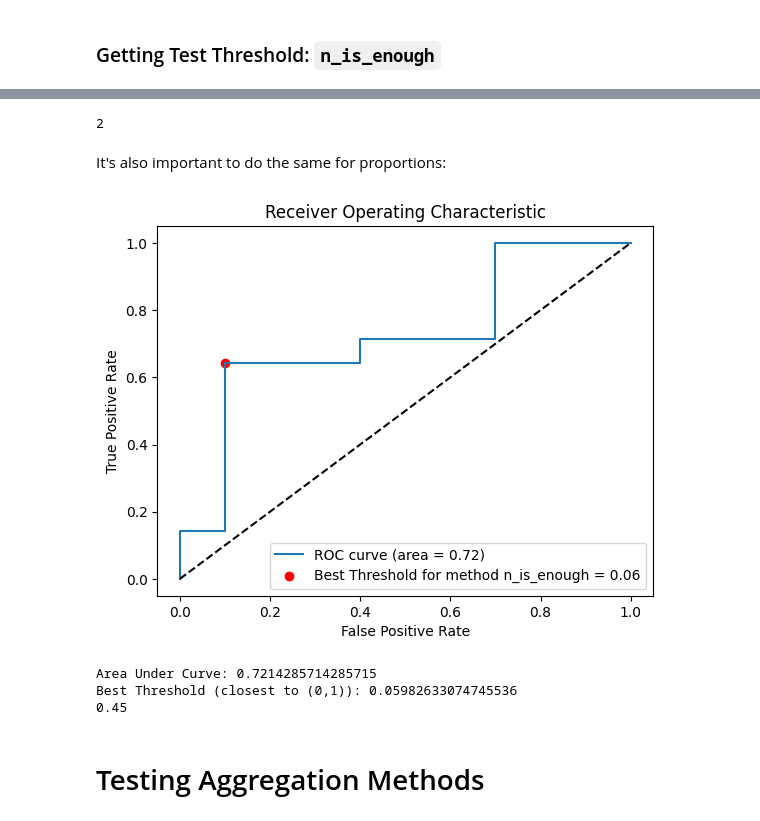
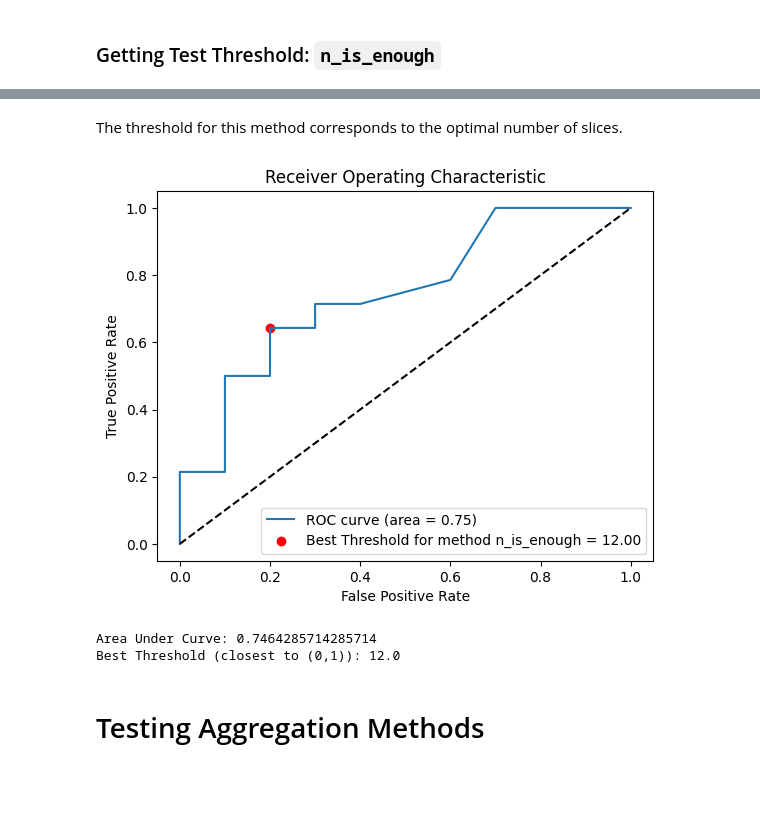
Before and after one commit to rafael-andre1/AI-for-Interstitial-Lung-Disease-Classification, a Jupyter notebook: 4 - modelDevelopment/4.2 - evalAsPatient/Part 1 - aggregateProbabilities.ipynb, the cells around one changed output, grey strips where cells are left out. Drawn from its saved outputs; the diff is of its cells as text; code cells hidden in the pictures; blank space fills up the shorter version.

```diff
--- a/4 - modelDevelopment/4.2 - evalAsPatient/Part 1 - aggregateProbabilities.ipynb
+++ b/4 - modelDevelopment/4.2 - evalAsPatient/Part 1 - aggregateProbabilities.ipynb
@@ -683,20 +599,0 @@ Best Threshold (closest to (0,1)): 0.2506470739841461
-# %%
-print(best_n)
-# %% [output]
-2
-# %% [markdown]
-It's also important to do the same for proportions:
-# %%
-prop_roc_auc, best_proportion = 0, 0.05
-for i in tqdm(np.arange(0.05, 1 + 0.01, 0.05)):
-    prop_thresh_it, prop_roc_auc_it = getROCAggregate(resnet_eval, test_dataset, threshold_eval, aggregate_criteria="n_is_enough", n=i, show_plot=False)
-    if prop_roc_auc_it > prop_roc_auc: prop_roc_auc, best_proportion = prop_roc_auc_it, i
-
-# Show best result
-prop_roc_auc, prop_thresh = getROCAggregate(resnet_eval, test_dataset, threshold_eval, aggregate_criteria="n_is_enough", n=best_proportion)
-print(best_proportion)
-# %% [output]
-[figure, removed]
-Area Under Curve: 0.7214285714285715
-Best Threshold (closest to (0,1)): 0.05982633074745536
-0.45
@@ -884,2 +600,10 @@ def evalPatientProbResNet(resnet18, test_dataset, threshold, aggregate_criteria=
+# %% [markdown]
+The threshold for this method corresponds to the optimal number of slices.
+# %%
+n_thresh, n_roc_auc = getROCAggregate(resnet_eval, test_dataset, threshold_eval, aggregate_criteria="n_is_enough")
+# %% [output]
+[figure, added]
+Area Under Curve: 0.7464285714285714
+Best Threshold (closest to (0,1)): 12.0
 # %% [markdown]
 # Testing Aggregation Methods
```
Also changed, not shown: parts of 28 cells of this notebook, 7 other files.
